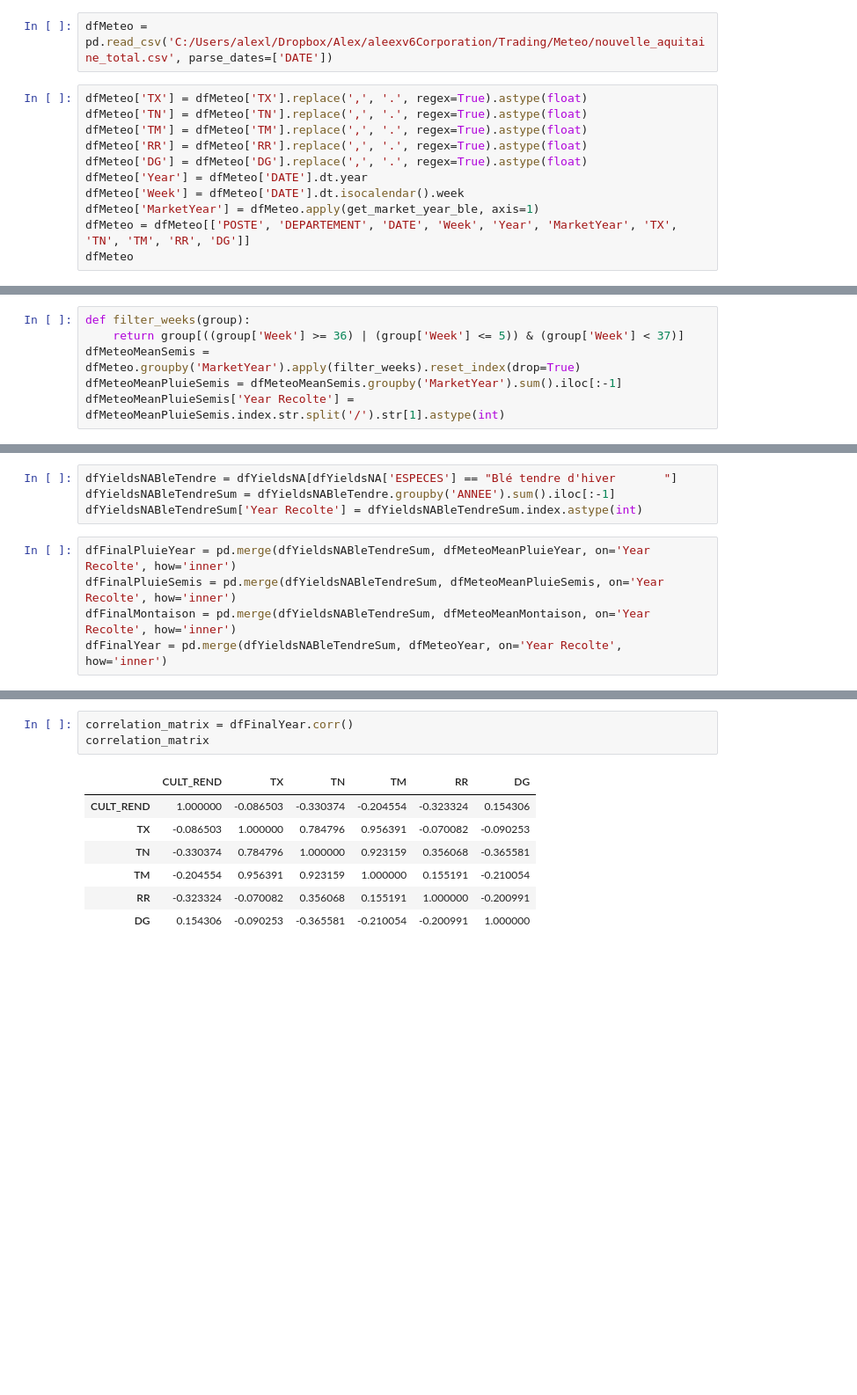
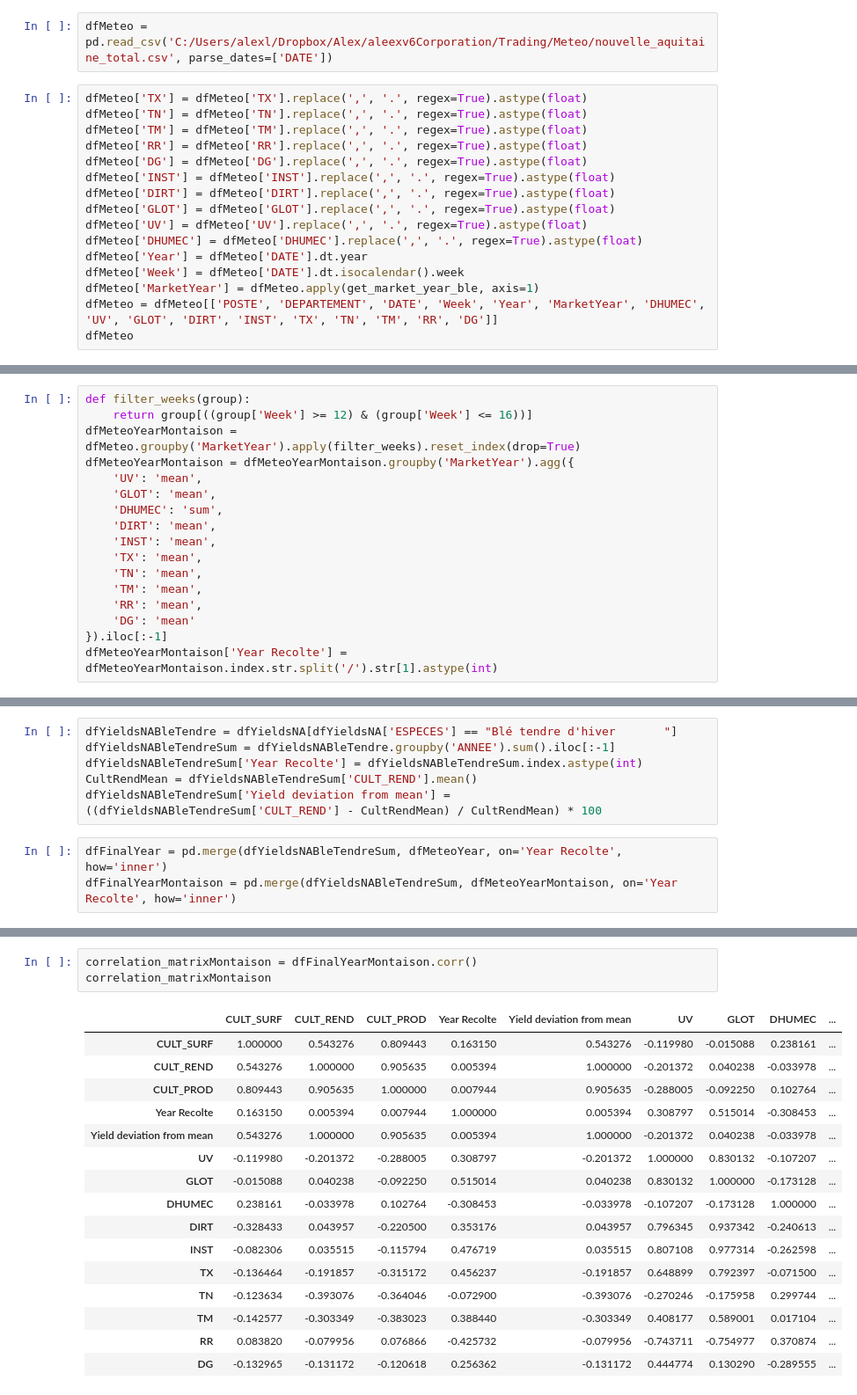
Before and after one commit to aleexv6/Meteo, a Jupyter notebook: AgriModel/Meteo_vs_Yield_Regression.ipynb, the cells around one changed output, grey strips where cells are left out. Shown at 88% size. Cells and saved outputs as stored; diff of their text form; blank space fills up the shorter version.

```diff
--- a/AgriModel/Meteo_vs_Yield_Regression.ipynb
+++ b/AgriModel/Meteo_vs_Yield_Regression.ipynb
@@ -72,9 +72,14 @@ dfMeteo['TN'] = dfMeteo['TN'].replace(',', '.', regex=True).astype(float)
 dfMeteo['TM'] = dfMeteo['TM'].replace(',', '.', regex=True).astype(float)
 dfMeteo['RR'] = dfMeteo['RR'].replace(',', '.', regex=True).astype(float)
 dfMeteo['DG'] = dfMeteo['DG'].replace(',', '.', regex=True).astype(float)
+dfMeteo['INST'] = dfMeteo['INST'].replace(',', '.', regex=True).astype(float)
+dfMeteo['DIRT'] = dfMeteo['DIRT'].replace(',', '.', regex=True).astype(float)
+dfMeteo['GLOT'] = dfMeteo['GLOT'].replace(',', '.', regex=True).astype(float)
+dfMeteo['UV'] = dfMeteo['UV'].replace(',', '.', regex=True).astype(float)
+dfMeteo['DHUMEC'] = dfMeteo['DHUMEC'].replace(',', '.', regex=True).astype(float)
 dfMeteo['Year'] = dfMeteo['DATE'].dt.year
 dfMeteo['Week'] = dfMeteo['DATE'].dt.isocalendar().week
 dfMeteo['MarketYear'] = dfMeteo.apply(get_market_year_ble, axis=1)
-dfMeteo = dfMeteo[['POSTE', 'DEPARTEMENT', 'DATE', 'Week', 'Year', 'MarketYear', 'TX', 'TN', 'TM', 'RR', 'DG']]
+dfMeteo = dfMeteo[['POSTE', 'DEPARTEMENT', 'DATE', 'Week', 'Year', 'MarketYear', 'DHUMEC', 'UV', 'GLOT', 'DIRT', 'INST', 'TX', 'TN', 'TM', 'RR', 'DG']]
 dfMeteo
 # %% [output]
@@ -105,7 +112,18 @@ dfMeteoYear = dfMeteo.groupby('MarketYear').agg({
 dfMeteoYear['Year Recolte'] = dfMeteoYear.index.str.split('/').str[1].astype(int)
 # %%
 def filter_weeks(group):
-    return group[((group['Week'] >= 36) | (group['Week'] <= 5)) & (group['Week'] < 37)]
-dfMeteoMeanSemis = dfMeteo.groupby('MarketYear').apply(filter_weeks).reset_index(drop=True)
-dfMeteoMeanPluieSemis = dfMeteoMeanSemis.groupby('MarketYear').sum().iloc[:-1]
-dfMeteoMeanPluieSemis['Year Recolte'] = dfMeteoMeanPluieSemis.index.str.split('/').str[1].astype(int)
+    return group[((group['Week'] >= 12) & (group['Week'] <= 16))]
+dfMeteoYearMontaison = dfMeteo.groupby('MarketYear').apply(filter_weeks).reset_index(drop=True)
+dfMeteoYearMontaison = dfMeteoYearMontaison.groupby('MarketYear').agg({
+    'UV': 'mean',
+    'GLOT': 'mean',
+    'DHUMEC': 'sum',
+    'DIRT': 'mean',
+    'INST': 'mean',
+    'TX': 'mean',
+    'TN': 'mean',
+    'TM': 'mean',
+    'RR': 'mean',
+    'DG': 'mean'
+}).iloc[:-1]
+dfMeteoYearMontaison['Year Recolte'] = dfMeteoYearMontaison.index.str.split('/').str[1].astype(int)
@@ -145,9 +131,9 @@ dfMeteoMeanMontaison
 dfYieldsNABleTendre = dfYieldsNA[dfYieldsNA['ESPECES'] == "Blé tendre d'hiver       "]
 dfYieldsNABleTendreSum = dfYieldsNABleTendre.groupby('ANNEE').sum().iloc[:-1]
 dfYieldsNABleTendreSum['Year Recolte'] = dfYieldsNABleTendreSum.index.astype(int)
+CultRendMean = dfYieldsNABleTendreSum['CULT_REND'].mean()
+dfYieldsNABleTendreSum['Yield deviation from mean'] = ((dfYieldsNABleTendreSum['CULT_REND'] - CultRendMean) / CultRendMean) * 100
 # %%
-dfFinalPluieYear = pd.merge(dfYieldsNABleTendreSum, dfMeteoMeanPluieYear, on='Year Recolte', how='inner')
-dfFinalPluieSemis = pd.merge(dfYieldsNABleTendreSum, dfMeteoMeanPluieSemis, on='Year Recolte', how='inner')
-dfFinalMontaison = pd.merge(dfYieldsNABleTendreSum, dfMeteoMeanMontaison, on='Year Recolte', how='inner')
 dfFinalYear = pd.merge(dfYieldsNABleTendreSum, dfMeteoYear, on='Year Recolte', how='inner')
+dfFinalYearMontaison = pd.merge(dfYieldsNABleTendreSum, dfMeteoYearMontaison, on='Year Recolte', how='inner')
 # %%
@@ -178,11 +179,20 @@ dfFinalYear = dfFinalYear.drop(['CULT_SURF', 'CULT_PROD'], axis=1)
 # %%
-correlation_matrix = dfFinalYear.corr()
-correlation_matrix
+correlation_matrixMontaison = dfFinalYearMontaison.corr()
+correlation_matrixMontaison
 # %% [output]
-|  | CULT_REND | TX | TN | TM | RR | DG |
-| CULT_REND | 1.000000 | -0.086503 | -0.330374 | -0.204554 | -0.323324 | 0.154306 |
-| TX | -0.086503 | 1.000000 | 0.784796 | 0.956391 | -0.070082 | -0.090253 |
-| TN | -0.330374 | 0.784796 | 1.000000 | 0.923159 | 0.356068 | -0.365581 |
-| TM | -0.204554 | 0.956391 | 0.923159 | 1.000000 | 0.155191 | -0.210054 |
-| RR | -0.323324 | -0.070082 | 0.356068 | 0.155191 | 1.000000 | -0.200991 |
-| DG | 0.154306 | -0.090253 | -0.365581 | -0.210054 | -0.200991 | 1.000000 |
+|  | CULT_SURF | CULT_REND | CULT_PROD | Year Recolte | Yield deviation from mean | UV | GLOT | DHUMEC | ... |
+| CULT_SURF | 1.000000 | 0.543276 | 0.809443 | 0.163150 | 0.543276 | -0.119980 | -0.015088 | 0.238161 | ... |
+| CULT_REND | 0.543276 | 1.000000 | 0.905635 | 0.005394 | 1.000000 | -0.201372 | 0.040238 | -0.033978 | ... |
+| CULT_PROD | 0.809443 | 0.905635 | 1.000000 | 0.007944 | 0.905635 | -0.288005 | -0.092250 | 0.102764 | ... |
+| Year Recolte | 0.163150 | 0.005394 | 0.007944 | 1.000000 | 0.005394 | 0.308797 | 0.515014 | -0.308453 | ... |
+| Yield deviation from mean | 0.543276 | 1.000000 | 0.905635 | 0.005394 | 1.000000 | -0.201372 | 0.040238 | -0.033978 | ... |
+| UV | -0.119980 | -0.201372 | -0.288005 | 0.308797 | -0.201372 | 1.000000 | 0.830132 | -0.107207 | ... |
+| GLOT | -0.015088 | 0.040238 | -0.092250 | 0.515014 | 0.040238 | 0.830132 | 1.000000 | -0.173128 | ... |
+| DHUMEC | 0.238161 | -0.033978 | 0.102764 | -0.308453 | -0.033978 | -0.107207 | -0.173128 | 1.000000 | ... |
+| DIRT | -0.328433 | 0.043957 | -0.220500 | 0.353176 | 0.043957 | 0.796345 | 0.937342 | -0.240613 | ... |
+| INST | -0.082306 | 0.035515 | -0.115794 | 0.476719 | 0.035515 | 0.807108 | 0.977314 | -0.262598 | ... |
+| TX | -0.136464 | -0.191857 | -0.315172 | 0.456237 | -0.191857 | 0.648899 | 0.792397 | -0.071500 | ... |
+| TN | -0.123634 | -0.393076 | -0.364046 | -0.072900 | -0.393076 | -0.270246 | -0.175958 | 0.299744 | ... |
+| TM | -0.142577 | -0.303349 | -0.383023 | 0.388440 | -0.303349 | 0.408177 | 0.589001 | 0.017104 | ... |
+| RR | 0.083820 | -0.079956 | 0.076866 | -0.425732 | -0.079956 | -0.743711 | -0.754977 | 0.370874 | ... |
+| DG | -0.132965 | -0.131172 | -0.120618 | 0.256362 | -0.131172 | 0.444774 | 0.130290 | -0.289555 | ... |
```
Also changed, not shown: parts of 7 cells of this notebook, 4 other files.
